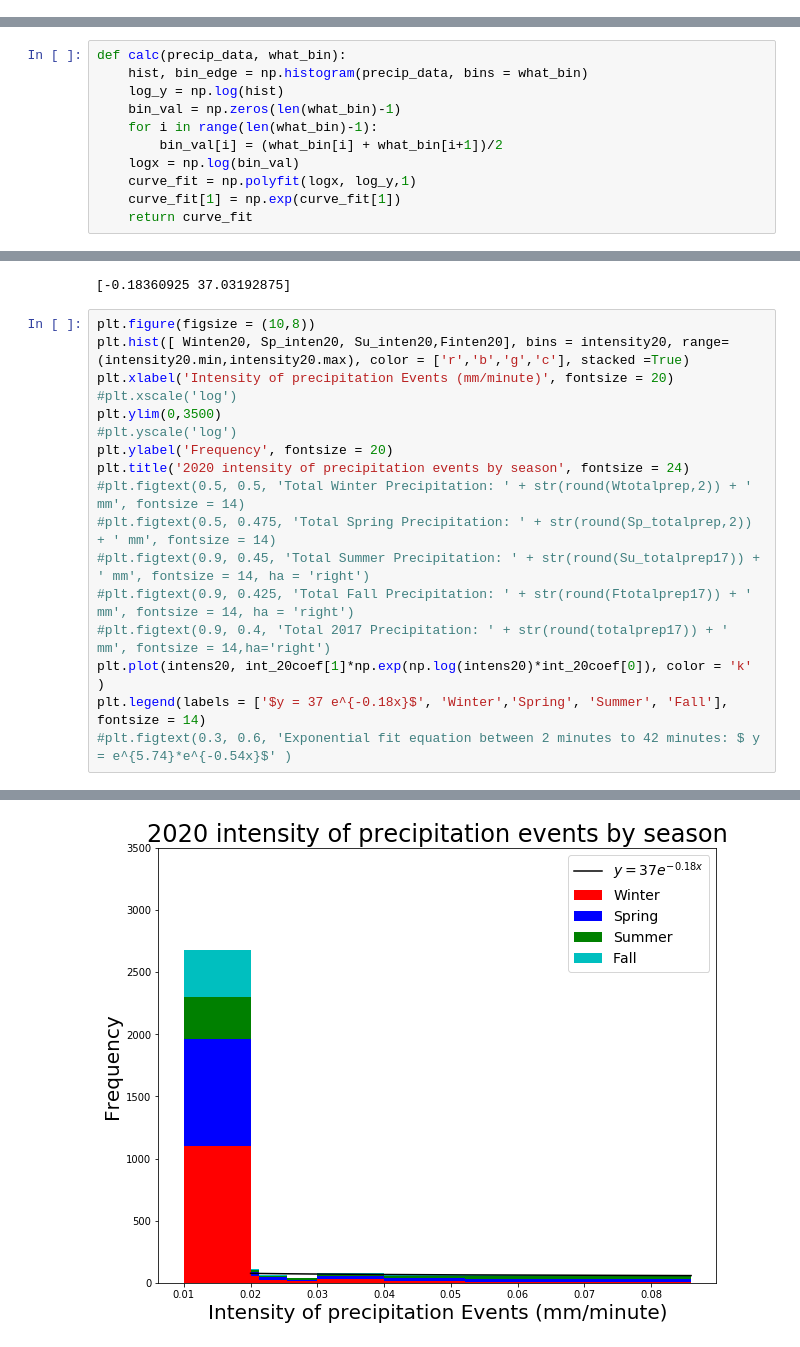
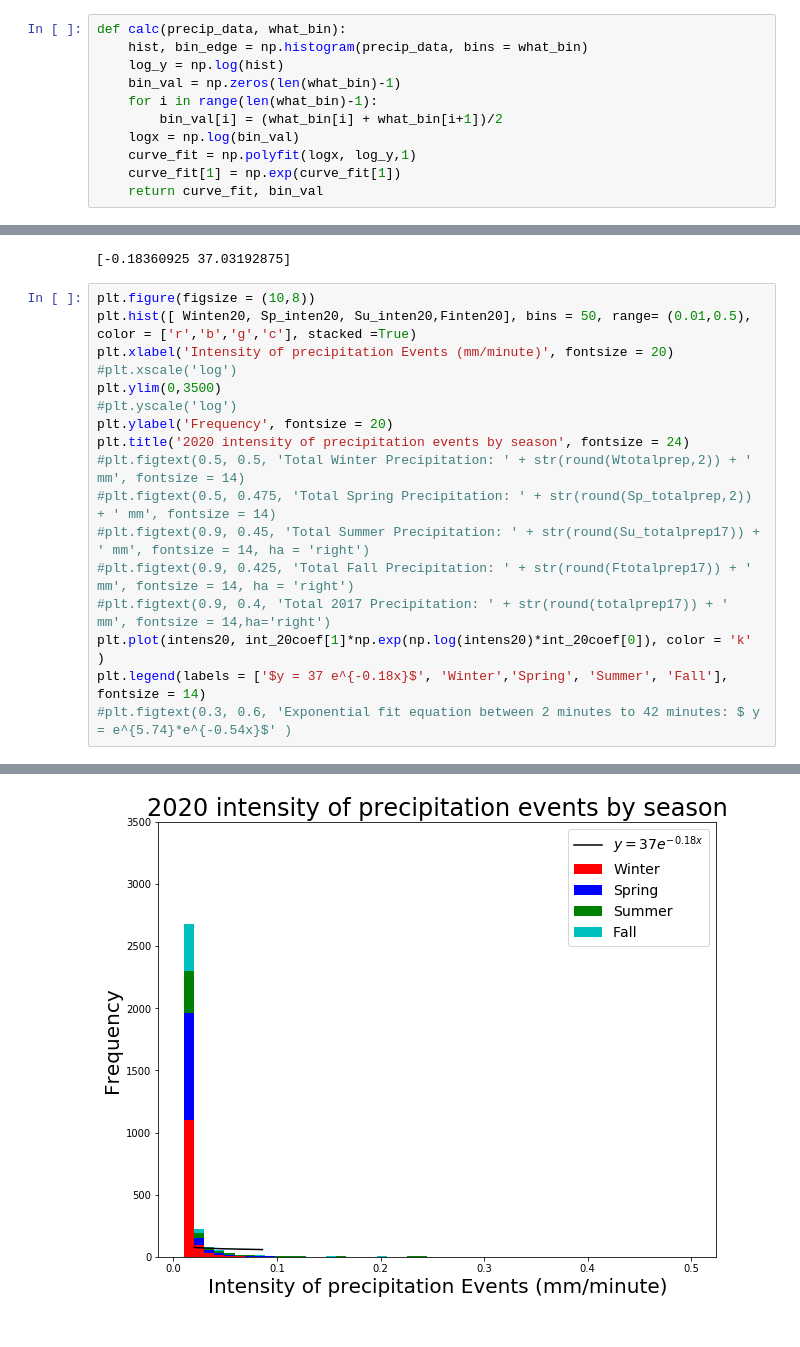
Before and after one commit to zhangt3-e/senior_thesis, a Jupyter notebook: Code/intensity_and_non_precip.ipynb, the cells around one changed output, grey strips where cells are left out. Drawn from its saved outputs; the diff is of its cells as text.

```diff
--- a/Code/intensity_and_non_precip.ipynb
+++ b/Code/intensity_and_non_precip.ipynb
@@ -76,6 +76,17 @@ print(nonpre_perc17)
  9.0000e+00 1.0000e+01 1.1000e+01 1.4000e+01 1.6000e+01 2.0000e+01
  2.7000e+01 3.5000e+01 4.8000e+01 6.6000e+01 1.0480e+02 2.4120e+02
  1.2352e+03 3.4692e+03]
+# %%
+def calc(precip_data, what_bin):
+    hist, bin_edge = np.histogram(precip_data, bins = what_bin)
+    log_y = np.log(hist)
+    bin_val = np.zeros(len(what_bin)-1)
+    for i in range(len(what_bin)-1):
+        bin_val[i] = (what_bin[i] + what_bin[i+1])/2
+    logx = np.log(bin_val)
+    curve_fit = np.polyfit(logx, log_y,1)
+    curve_fit[1] = np.exp(curve_fit[1])
+    return curve_fit, bin_val
 # %%
 non_perc_17 = np.unique(nonpre_perc17)
 print(non_perc_17)
@@ -150,17 +167,6 @@ Finten17 = np.divide(Fpreciptotal17[:Fcount17], Fprecip17[:Fcount17] )
  0.01333333 0.015      0.015      0.01625    0.018      0.02
  0.02147619 0.02443636 0.02898333 0.03545455 0.04       0.04879655
  0.06466207 0.11948718]
-# %%
-def calc(precip_data, what_bin):
-    hist, bin_edge = np.histogram(precip_data, bins = what_bin)
-    log_y = np.log(hist)
-    bin_val = np.zeros(len(what_bin)-1)
-    for i in range(len(what_bin)-1):
-        bin_val[i] = (what_bin[i] + what_bin[i+1])/2
-    logx = np.log(bin_val)
-    curve_fit = np.polyfit(logx, log_y,1)
-    curve_fit[1] = np.exp(curve_fit[1])
-    return curve_fit
 # %%
 intensa17 = np.unique(int_perc17)
 print(intensa17)
@@ -661,21 +708,21 @@ print(int_20coef)
 [-0.18360925 37.03192875]
 # %%
 plt.figure(figsize = (10,8))
-plt.hist([ Winten20, Sp_inten20, Su_inten20,Finten20], bins = intensity20, range= (intensity20.min,intensity20.max), color = ['r','b','g','c'], stacked =True)
+plt.hist([ Winten20, Sp_inten20, Su_inten20,Finten20], bins = 50, range= (0.01,0.5), color = ['r','b','g','c'], stacked =True)
 plt.xlabel('Intensity of precipitation Events (mm/minute)', fontsize = 20)
 #plt.xscale('log')
 plt.ylim(0,3500)
 #plt.yscale('log')
 plt.ylabel('Frequency', fontsize = 20)
 plt.title('2020 intensity of precipitation events by season', fontsize = 24)
 #plt.figtext(0.5, 0.5, 'Total Winter Precipitation: ' + str(round(Wtotalprep,2)) + ' mm', fontsize = 14)
 #plt.figtext(0.5, 0.475, 'Total Spring Precipitation: ' + str(round(Sp_totalprep,2)) + ' mm', fontsize = 14)
 #plt.figtext(0.9, 0.45, 'Total Summer Precipitation: ' + str(round(Su_totalprep17)) + ' mm', fontsize = 14, ha = 'right')
 #plt.figtext(0.9, 0.425, 'Total Fall Precipitation: ' + str(round(Ftotalprep17)) + ' mm', fontsize = 14, ha = 'right')
 #plt.figtext(0.9, 0.4, 'Total 2017 Precipitation: ' + str(round(totalprep17)) + ' mm', fontsize = 14,ha='right')
 plt.plot(intens20, int_20coef[1]*np.exp(np.log(intens20)*int_20coef[0]), color = 'k' )
 plt.legend(labels = ['$y = 37 e^{-0.18x}$', 'Winter','Spring', 'Summer', 'Fall'], fontsize = 14)
 #plt.figtext(0.3, 0.6, 'Exponential fit equation between 2 minutes to 42 minutes: $ y = e^{5.74}*e^{-0.54x}$' )
 # %% [output]
 <matplotlib.legend.Legend at 0x...>
-[figure, old version]
+[figure, new version]
```
Also changed, not shown: parts of 14 cells of this notebook, 3 other files.
